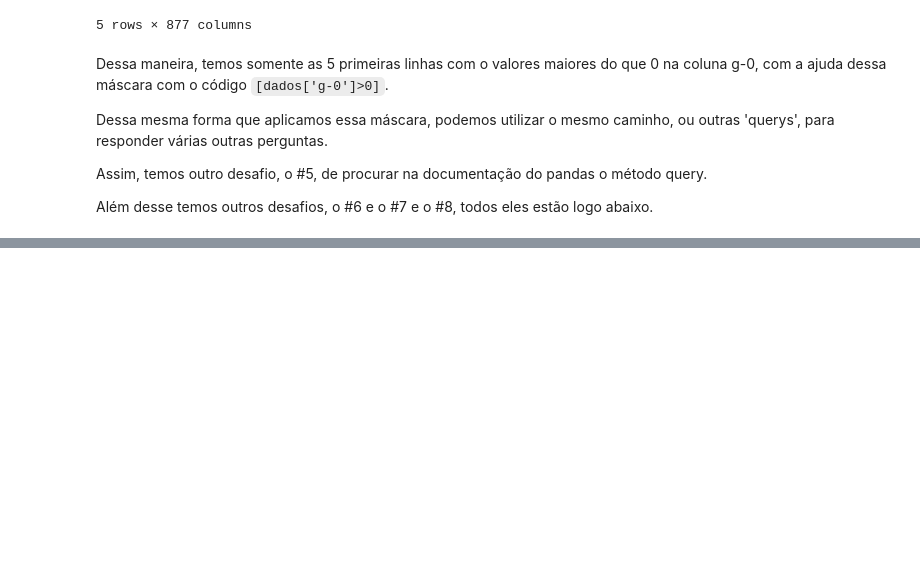
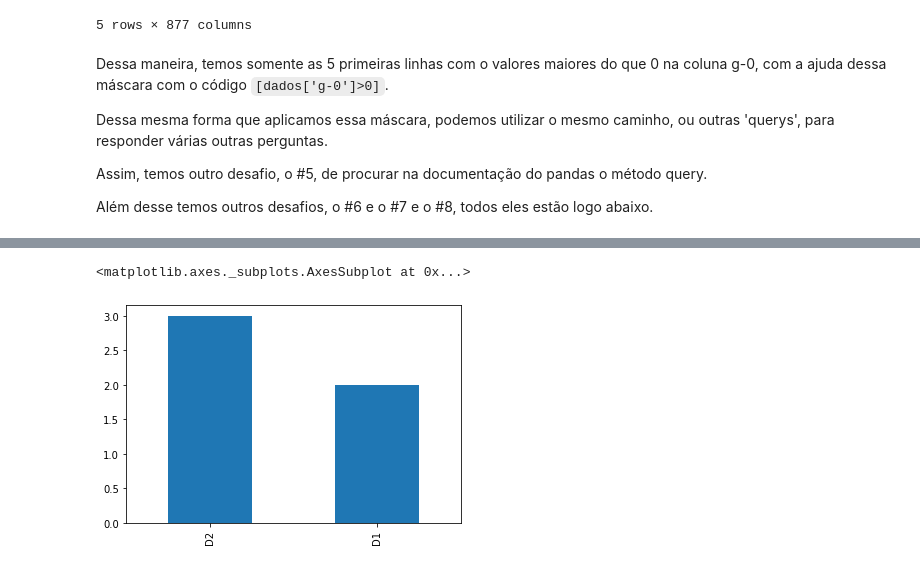
Before and after one commit to Kur1sutaru/imersaodados3, a Jupyter notebook: Copy_of_Aula_01.ipynb, the cells around one changed output, grey strips where cells are left out. Drawn from its saved outputs; the diff is of its cells as text; code cells hidden in the pictures; blank space fills up the shorter version.

```diff
--- a/Copy_of_Aula_01.ipynb
+++ b/Copy_of_Aula_01.ipynb
@@ -293,0 +326,5 @@ dados
+# %%
+dados_tail['dose'].value_counts().plot.bar()
+# %% [output]
+<matplotlib.axes._subplots.AxesSubplot at 0x...>
+[figure, added]
```
Also changed, not shown: parts of 23 cells of this notebook.
